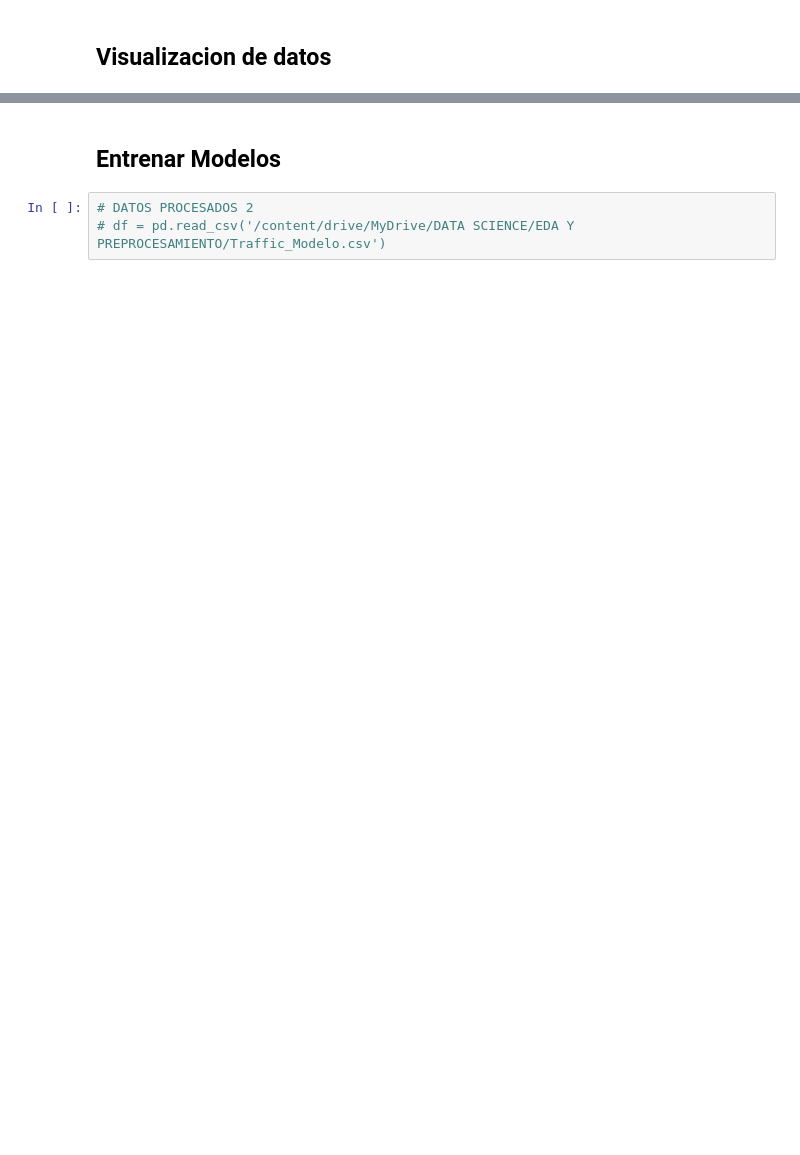
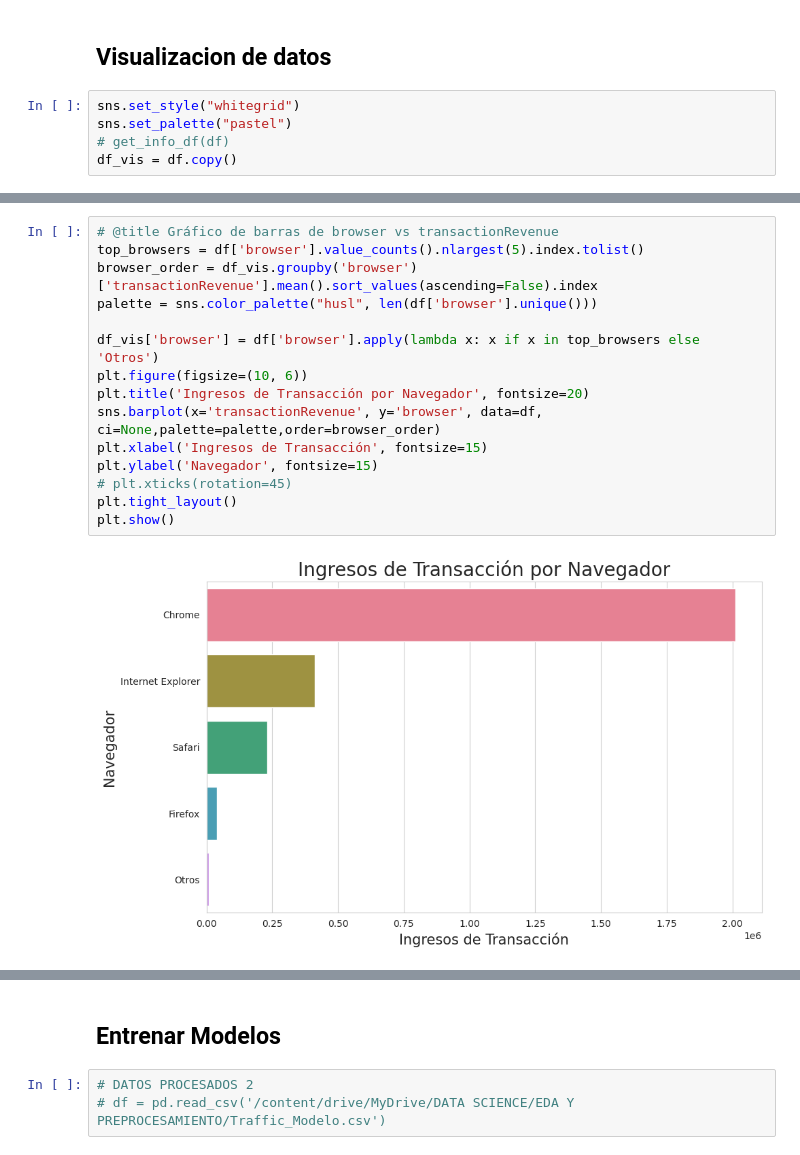
Before and after one commit to valec3/DataScienceProjects, a Jupyter notebook: MODELOS.ipynb, the cells around one changed output, grey strips where cells are left out. Saved outputs shown, nothing was run; the diff lists cells and outputs as text; blank space fills up the shorter version.

```diff
--- a/MODELOS.ipynb
+++ b/MODELOS.ipynb
@@ -214,5 +209,10 @@ Name: user_interaction, dtype: int64
 # %% [markdown]
 ## **Visualizacion de datos**
+# %%
+sns.set_style("whitegrid")
+sns.set_palette("pastel")
+# get_info_df(df)
+df_vis = df.copy()
 # %%
 # @title Distribucion de ingresos
 plt.figure(figsize=(10, 6))
@@ -223,0 +226,17 @@ plt.show()
+# %%
+# @title Gráfico de barras de browser vs transactionRevenue
+top_browsers = df['browser'].value_counts().nlargest(5).index.tolist()
+browser_order = df_vis.groupby('browser')['transactionRevenue'].mean().sort_values(ascending=False).index
+palette = sns.color_palette("husl", len(df['browser'].unique()))
+
+df_vis['browser'] = df['browser'].apply(lambda x: x if x in top_browsers else 'Otros')
+plt.figure(figsize=(10, 6))
+plt.title('Ingresos de Transacción por Navegador', fontsize=20)
+sns.barplot(x='transactionRevenue', y='browser', data=df, ci=None,palette=palette,order=browser_order)
+plt.xlabel('Ingresos de Transacción', fontsize=15)
+plt.ylabel('Navegador', fontsize=15)
+# plt.xticks(rotation=45)
+plt.tight_layout()
+plt.show()
+# %% [output]
+[figure, added]
```
Also changed, not shown: parts of 9 cells of this notebook.
